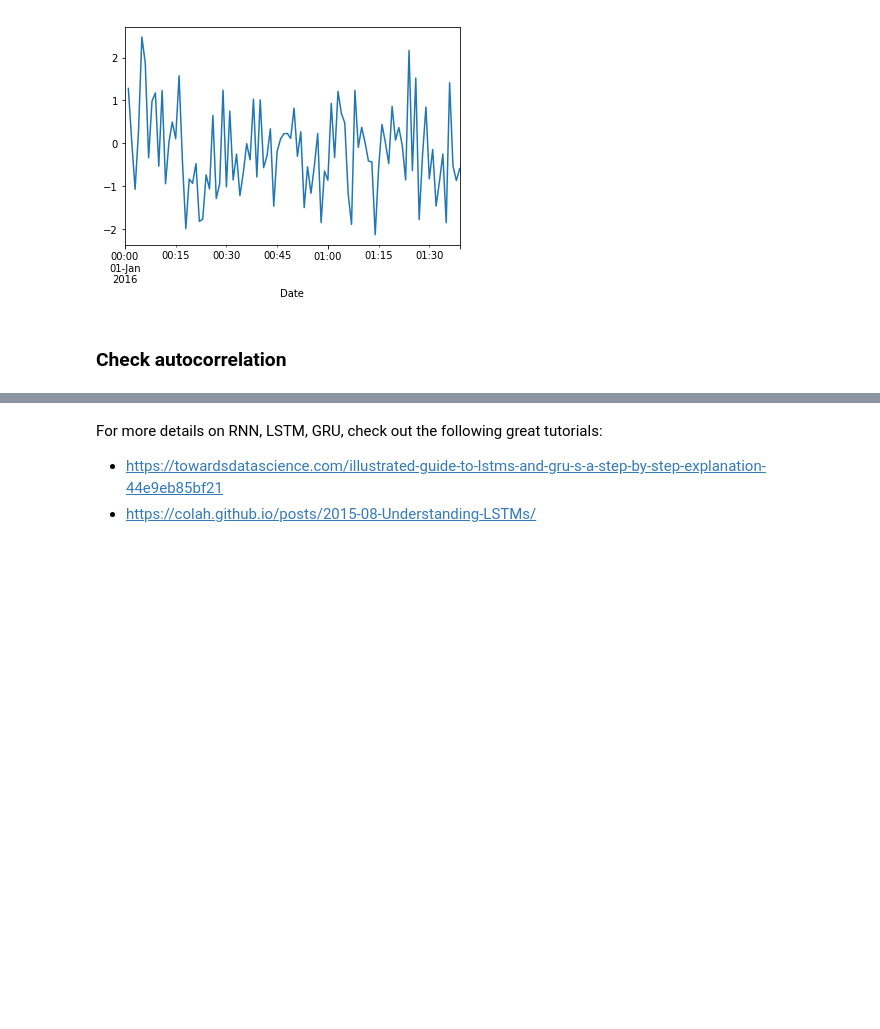
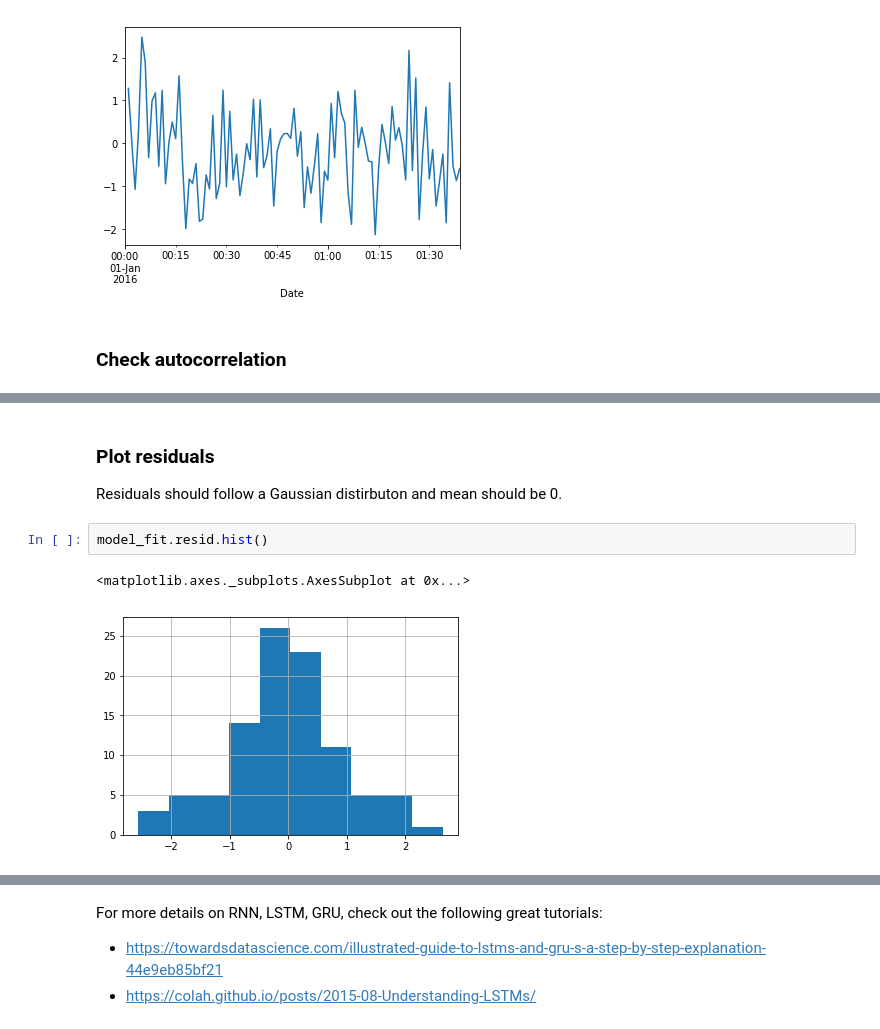
Before and after one commit to NRauschmayr/Seattle_Workshop, a Jupyter notebook: Forecasting/Forecasting.ipynb, the cells around one changed output, grey strips where cells are left out. Drawn from its saved outputs; the diff is of its cells as text; blank space fills up the shorter version.

```diff
--- a/Forecasting/Forecasting.ipynb
+++ b/Forecasting/Forecasting.ipynb
@@ -137,0 +221,9 @@ print(metrics.r2_score(p1,p2))
+# %% [markdown]
+### Plot residuals
+
+Residuals should follow a Gaussian distirbuton and mean should be 0.
+# %%
+model_fit.resid.hist()
+# %% [output]
+<matplotlib.axes._subplots.AxesSubplot at 0x...>
+[figure, added]
```
Also changed, not shown: parts of 73 cells of this notebook.
